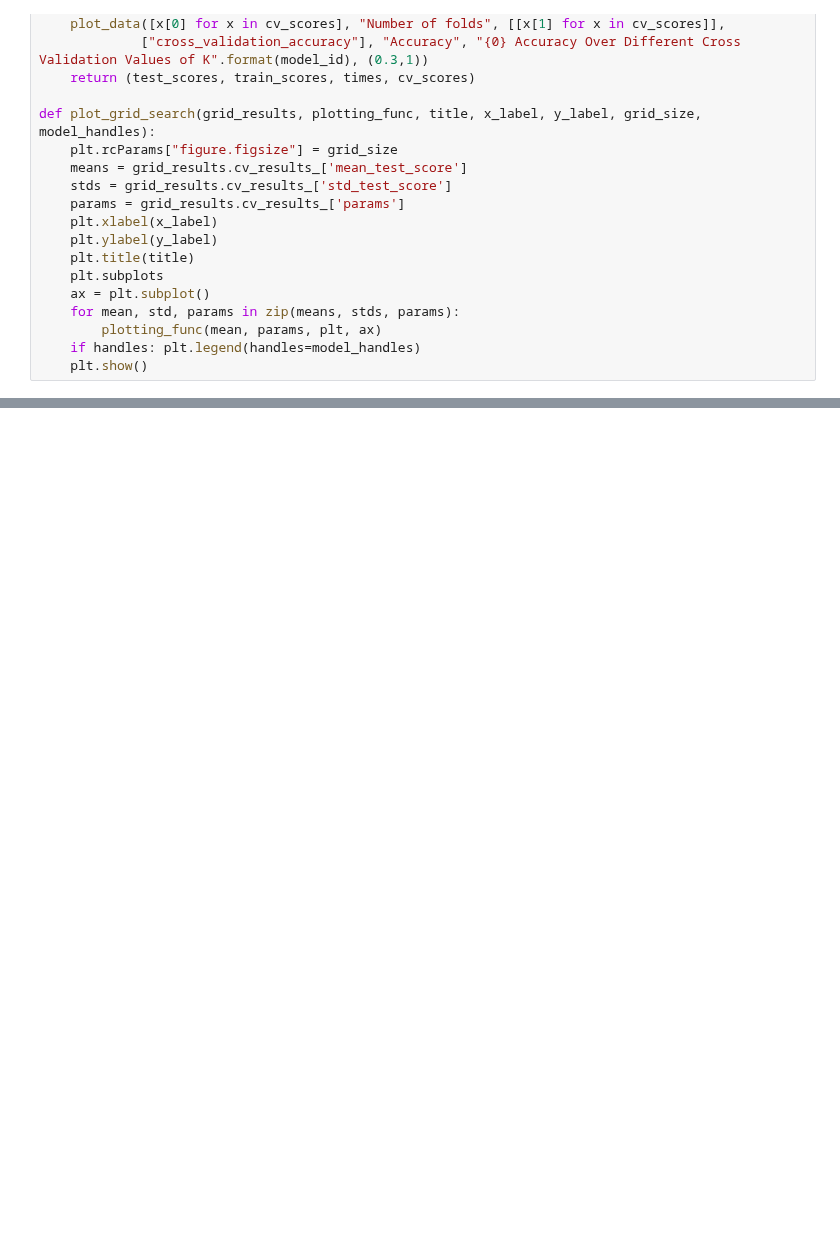
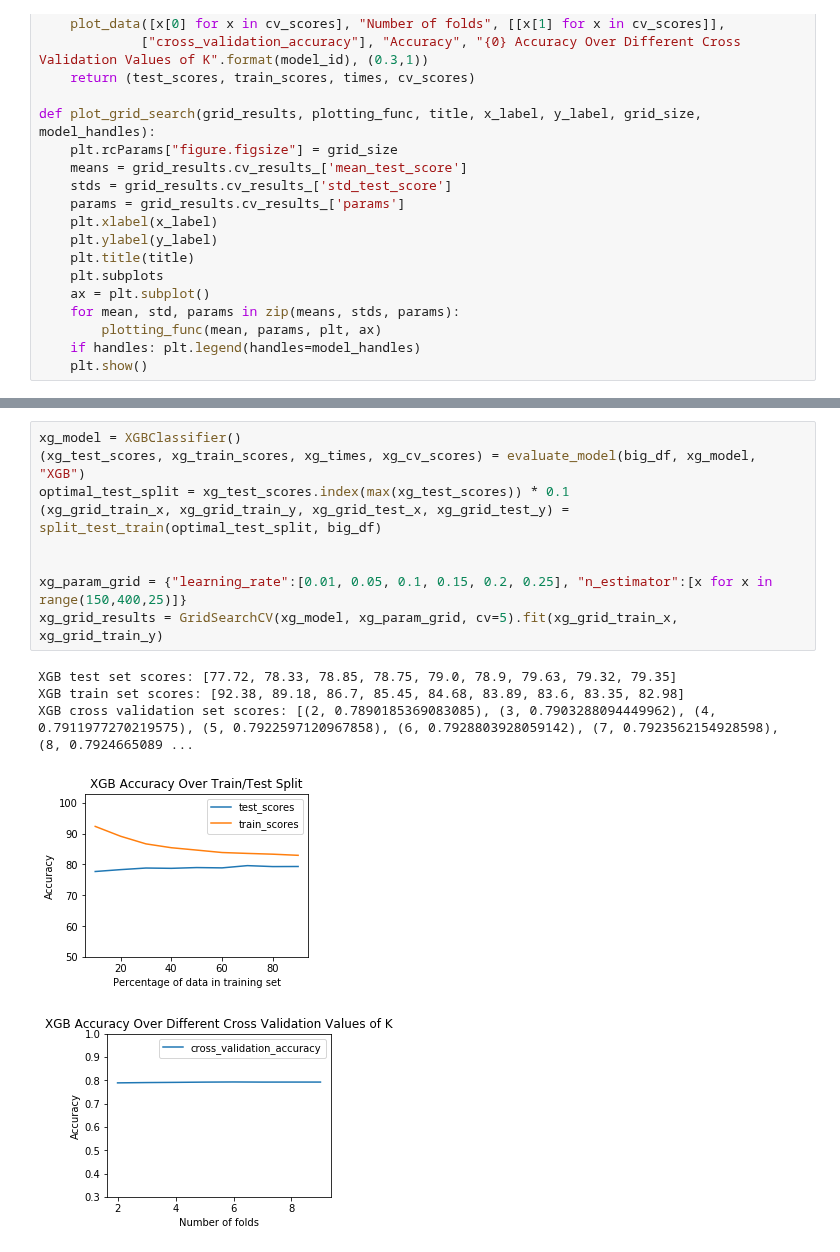
Before and after one commit to CSCI-5502/final-project, a Jupyter notebook: match-prediction/ATP Outcome Prediction.ipynb, the cells around one changed output, grey strips where cells are left out. Cells and saved outputs as stored; diff of their text form; blank space fills up the shorter version.

```diff
--- a/match-prediction/ATP Outcome Prediction.ipynb
+++ b/match-prediction/ATP Outcome Prediction.ipynb
@@ -386,0 +392,15 @@ Final AdaBoosting model recall: 0.7912815560767003
+# %%
+xg_model = XGBClassifier()
+(xg_test_scores, xg_train_scores, xg_times, xg_cv_scores) = evaluate_model(big_df, xg_model, "XGB")
+optimal_test_split = xg_test_scores.index(max(xg_test_scores)) * 0.1
+(xg_grid_train_x, xg_grid_train_y, xg_grid_test_x, xg_grid_test_y) = split_test_train(optimal_test_split, big_df)
+
+
+xg_param_grid = {"learning_rate":[0.01, 0.05, 0.1, 0.15, 0.2, 0.25], "n_estimator":[x for x in range(150,400,25)]}
+xg_grid_results = GridSearchCV(xg_model, xg_param_grid, cv=5).fit(xg_grid_train_x, xg_grid_train_y)
+# %% [output]
+XGB test set scores: [77.72, 78.33, 78.85, 78.75, 79.0, 78.9, 79.63, 79.32, 79.35]
+XGB train set scores: [92.38, 89.18, 86.7, 85.45, 84.68, 83.89, 83.6, 83.35, 82.98]
+XGB cross validation set scores: [(2, 0.7890185369083085), (3, 0.7903288094449962), (4, 0.7911977270219575), (5, 0.7922597120967858), (6, 0.7928803928059142), (7, 0.7923562154928598), (8, 0.7924665089 ...
+[figure, added]
+[figure, added]
```
Also changed, not shown: parts of 12 cells of this notebook.
